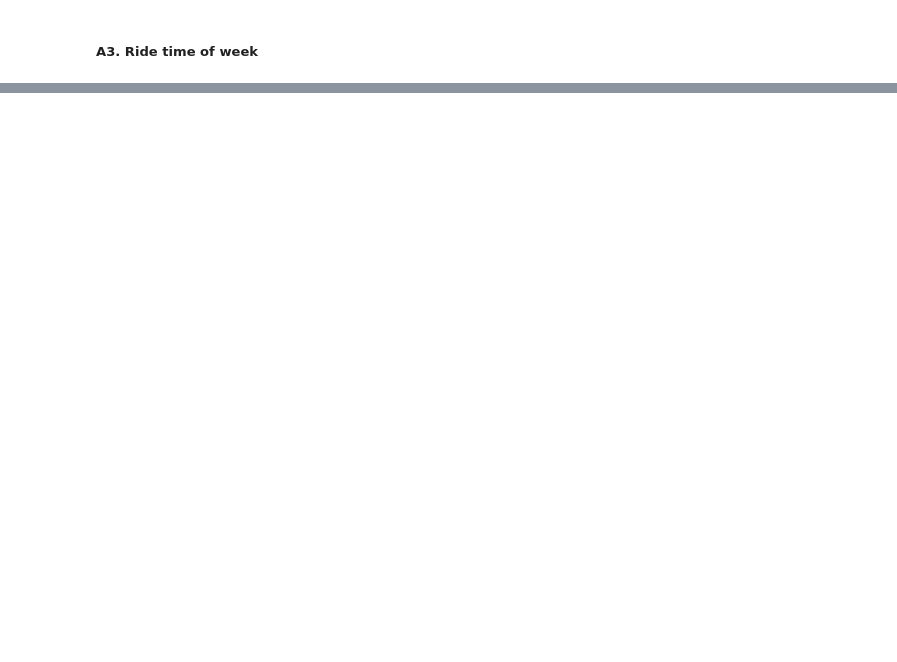
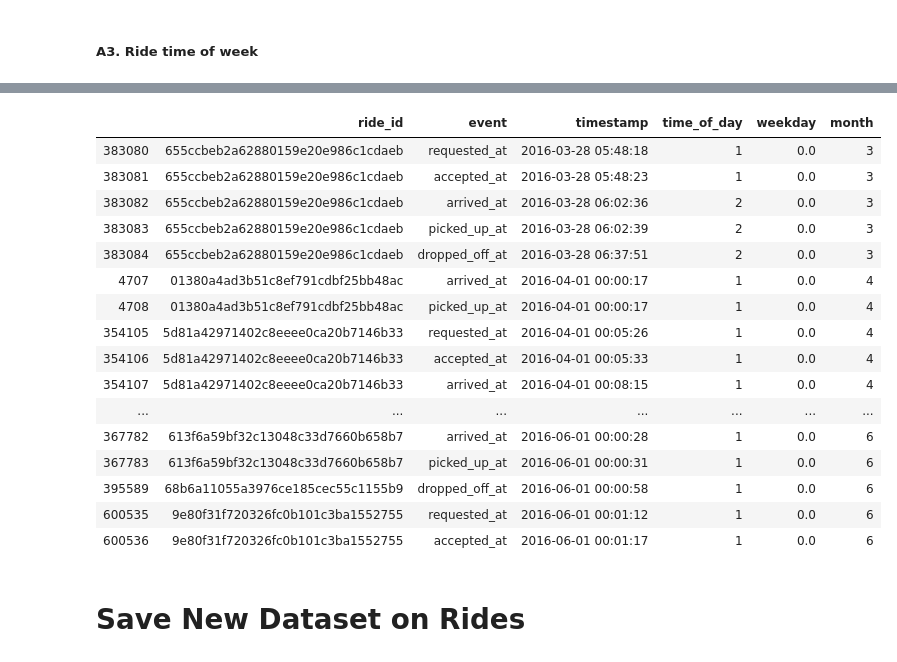
Before and after one commit to adam2392/lyft_data_challenge, a Jupyter notebook: notebooks/0.1-data_analysis_rides.ipynb, the cells around one changed output, grey strips where cells are left out. Cells and saved outputs as stored; diff of their text form; code cells hidden in the pictures; blank space fills up the shorter version.

Commit message:
Adding exploration analysis on just the ride-timestamps and created a new csv file w/ updated column data.

```diff
--- a/notebooks/0.1-data_analysis_rides.ipynb
+++ b/notebooks/0.1-data_analysis_rides.ipynb
@@ -183,3 +235,0 @@ display(time_df.head())
-# %%
-time_df['time_of_day'] = time_df.groupby(pd.Grouper(key='hr_of_day', freq='4H')).ngroup()
-display(time_df.head(20))
@@ -191,0 +238,3 @@ df.groupby(pd.TimeGrouper(key='your_time_column', freq='3H')).count()
+# %%
+time_df['weekday'] = ((pd.DatetimeIndex(time_df.timestamp).dayofweek) // 5 == 1).astype(float)
+display(time_df.head())
@@ -191,0 +250,8 @@ df.groupby(pd.TimeGrouper(key='your_time_column', freq='3H')).count()
+# %%
+def compute_month(df):
+    x = df["timestamp"]
+    month=x.dt.month
+    return month
+
+time_df["month"] = time_df.pipe(compute_month)
+display(time_df.head())
@@ -191,0 +272,24 @@ df.groupby(pd.TimeGrouper(key='your_time_column', freq='3H')).count()
+# %%
+test = time_df.groupby(pd.Grouper(key="timestamp", freq='M'))
+# %%
+display(test.head())
+# %% [output]
+|  | ride_id | event | timestamp | time_of_day | weekday | month |
+| 383080 | 655ccbeb2a62880159e20e986c1cdaeb | requested_at | 2016-03-28 05:48:18 | 1 | 0.0 | 3 |
+| 383081 | 655ccbeb2a62880159e20e986c1cdaeb | accepted_at | 2016-03-28 05:48:23 | 1 | 0.0 | 3 |
+| 383082 | 655ccbeb2a62880159e20e986c1cdaeb | arrived_at | 2016-03-28 06:02:36 | 2 | 0.0 | 3 |
+| 383083 | 655ccbeb2a62880159e20e986c1cdaeb | picked_up_at | 2016-03-28 06:02:39 | 2 | 0.0 | 3 |
+| 383084 | 655ccbeb2a62880159e20e986c1cdaeb | dropped_off_at | 2016-03-28 06:37:51 | 2 | 0.0 | 3 |
+| 4707 | 01380a4ad3b51c8ef791cdbf25bb48ac | arrived_at | 2016-04-01 00:00:17 | 1 | 0.0 | 4 |
+| 4708 | 01380a4ad3b51c8ef791cdbf25bb48ac | picked_up_at | 2016-04-01 00:00:17 | 1 | 0.0 | 4 |
+| 354105 | 5d81a42971402c8eeee0ca20b7146b33 | requested_at | 2016-04-01 00:05:26 | 1 | 0.0 | 4 |
+| 354106 | 5d81a42971402c8eeee0ca20b7146b33 | accepted_at | 2016-04-01 00:05:33 | 1 | 0.0 | 4 |
+| 354107 | 5d81a42971402c8eeee0ca20b7146b33 | arrived_at | 2016-04-01 00:08:15 | 1 | 0.0 | 4 |
+| ... | ... | ... | ... | ... | ... | ... |
+| 367782 | 613f6a59bf32c13048c33d7660b658b7 | arrived_at | 2016-06-01 00:00:28 | 1 | 0.0 | 6 |
+| 367783 | 613f6a59bf32c13048c33d7660b658b7 | picked_up_at | 2016-06-01 00:00:31 | 1 | 0.0 | 6 |
+| 395589 | 68b6a11055a3976ce185cec55c1155b9 | dropped_off_at | 2016-06-01 00:00:58 | 1 | 0.0 | 6 |
+| 600535 | 9e80f31f720326fc0b101c3ba1552755 | requested_at | 2016-06-01 00:01:12 | 1 | 0.0 | 6 |
+| 600536 | 9e80f31f720326fc0b101c3ba1552755 | accepted_at | 2016-06-01 00:01:17 | 1 | 0.0 | 6 |
+# %% [markdown]
+# Save New Dataset on Rides
```
Also changed, not shown: parts of 22 cells of this notebook, 2 other files.
